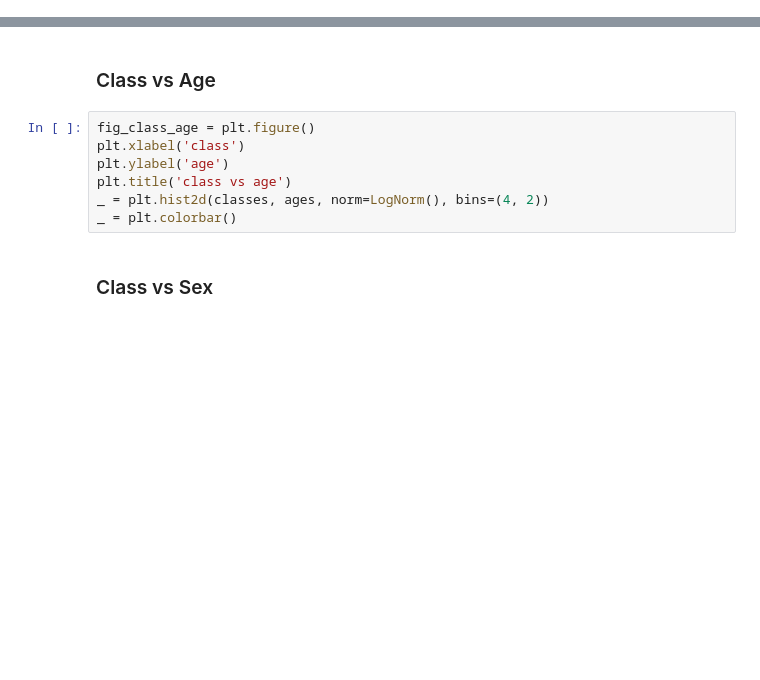
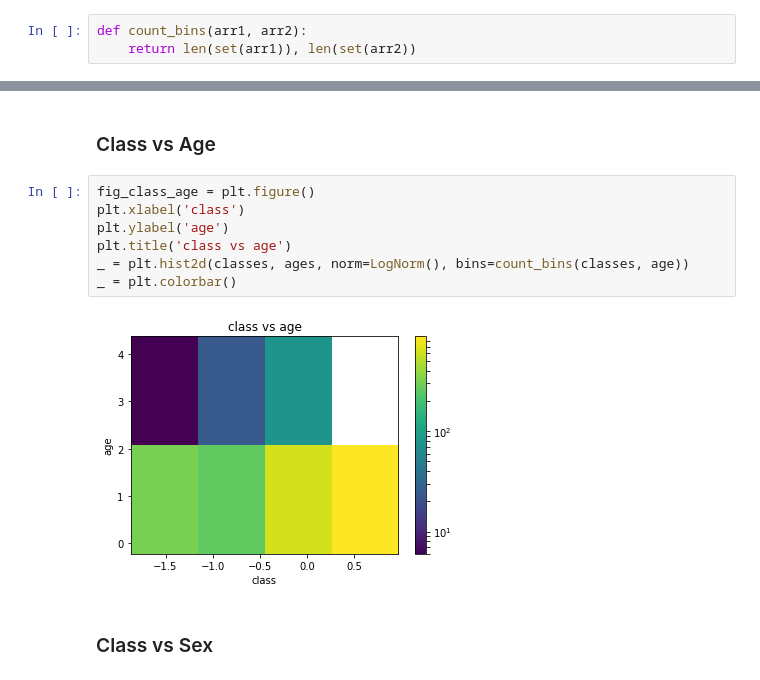
Before and after one commit to flodim/data_science, a Jupyter notebook: data_science.ipynb, the cells around one changed output, grey strips where cells are left out. Saved outputs shown, nothing was run; the diff lists cells and outputs as text; blank space fills up the shorter version.

```diff
--- a/data_science.ipynb
+++ b/data_science.ipynb
@@ -13,3 +15,6 @@ from matplotlib.colors import LogNorm
+# %%
+def count_bins(arr1, arr2):
+    return len(set(arr1)), len(set(arr2))
 # %% [markdown]
 ### Import data from CSV
 # %%
@@ -36,10 +43,12 @@ _ = ax.scatter(classes, ages, sexes)
 # %%
 fig_class_age = plt.figure()
 plt.xlabel('class')
 plt.ylabel('age')
 plt.title('class vs age')
-_ = plt.hist2d(classes, ages, norm=LogNorm(), bins=(4, 2))
+_ = plt.hist2d(classes, ages, norm=LogNorm(), bins=count_bins(classes, age))
 _ = plt.colorbar()
+# %% [output]
+[figure, added]
 # %% [markdown]
 ### Class vs Sex
 # %%
```
Also changed, not shown: parts of 6 cells of this notebook.
